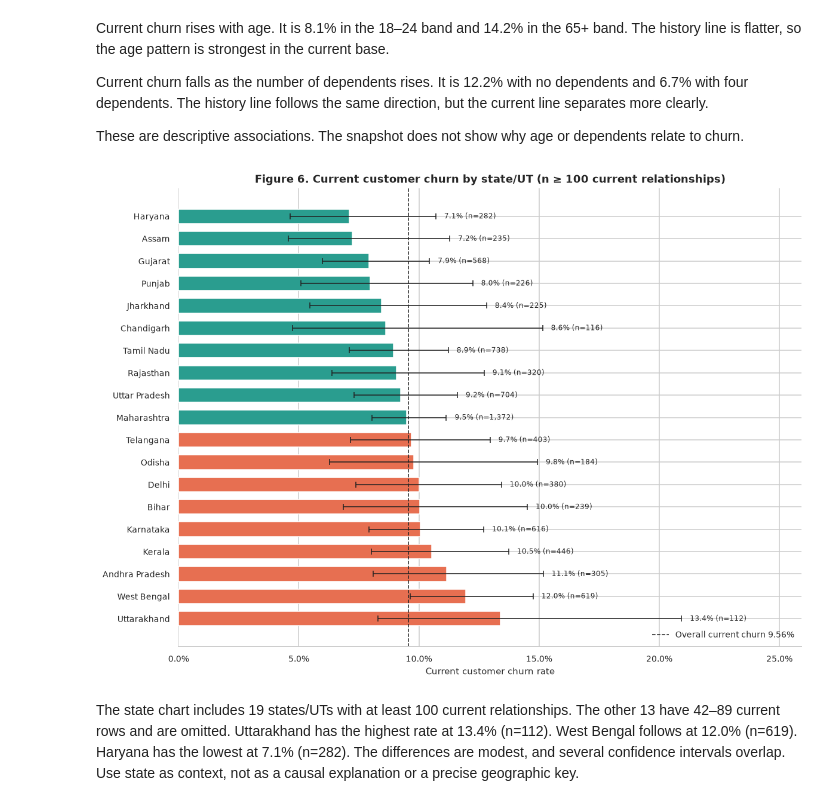
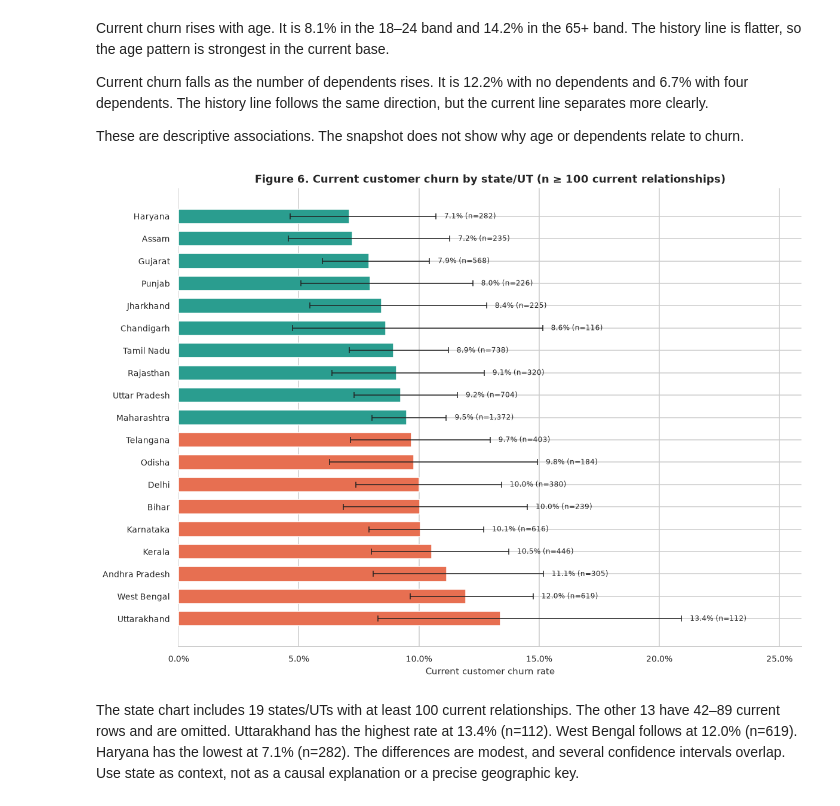
Before and after one commit to theliteraturepaul/cronus, a Jupyter notebook: Python/analysis.ipynb, the cells around one changed output. Saved outputs shown, nothing was run; the diff lists cells and outputs as text; code cells hidden in the pictures.

```diff
--- a/Python/analysis.ipynb
+++ b/Python/analysis.ipynb
@@ -993,42 +984,34 @@ ax.errorbar(
     state_current["rate_pct"],
     y_state,
     xerr=[
         state_current["rate_pct"] - state_current["ci_low_pct"],
         state_current["ci_high_pct"] - state_current["rate_pct"],
     ],
     fmt="none",
     ecolor=PALETTE["ink"],
     capsize=3,
     linewidth=1,
 )
 for index, (rate, n, high) in enumerate(
     zip(
         state_current["rate_pct"],
         state_current["n"],
         state_current["ci_high_pct"],
         strict=True,
     )
 ):
     ax.text(max(rate, high) + 0.35, index, f"{rate:.1f}% (n={n:,})", va="center", fontsize=8)
-ax.axvline(
-    report.current_churn_rate,
-    color=PALETTE["ink"],
-    linestyle="--",
-    linewidth=1,
-    label=f"Overall current churn {report.current_churn_rate:.2f}%",
-)
 ax.set_yticks(y_state, state_current["state"])
 ax.invert_yaxis()
 ax.set_xlim(0, state_current["ci_high_pct"].max() + 5)
 ax.set_xlabel("Current customer churn rate")
 ax.xaxis.set_major_formatter(PercentFormatter(xmax=100))
 ax.set_title("Figure 6. Current customer churn by state/UT (n ≥ 100 current relationships)")
-ax.legend(loc="lower right", frameon=False)
 sns.despine(ax=ax, left=True)
 fig.tight_layout()
 plt.show()
 # %% [output]
-[figure, old version]
+[figure, new version]
 # %% [markdown]
 The state chart includes 19 states/UTs with at least 100 current relationships. The other 13 have 42–89 current rows and are omitted. Uttarakhand has the highest rate at 13.4% (n=112). West Bengal follows at 12.0% (n=619). Haryana has the lowest at 7.1% (n=282). The differences are modest, and several confidence intervals overlap. Use state as context, not as a causal explanation or a precise geographic key.
 # %% [markdown]
```
Also changed, not shown: parts of 2 cells of this notebook, 25 other files.
